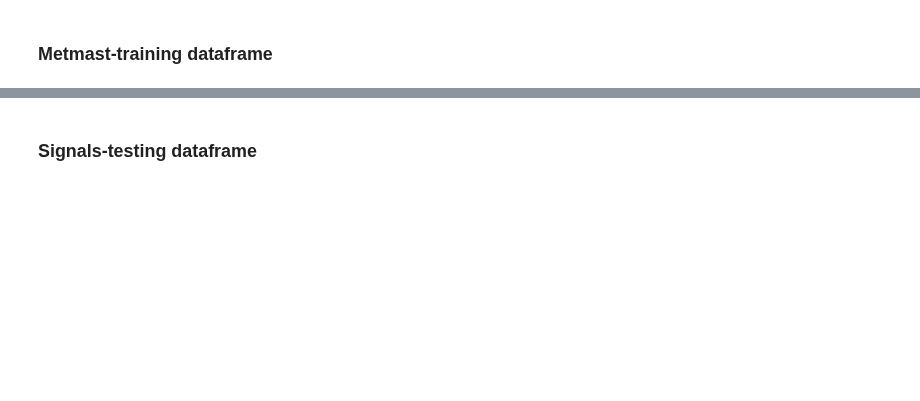
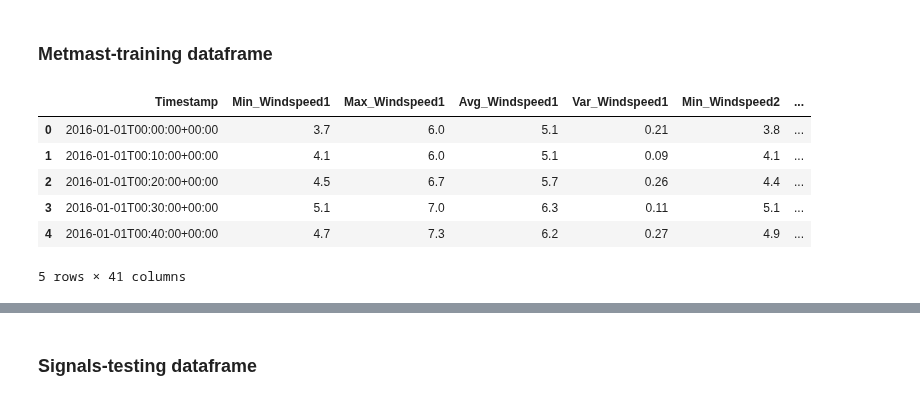
Before and after one commit to RicardoJPedro82/wmillfailprev, a Jupyter notebook: notebooks/Ricardo_exploration.ipynb, the cells around one changed output, grey strips where cells are left out. Saved outputs shown, nothing was run; the diff lists cells and outputs as text; code cells hidden in the pictures; blank space fills up the shorter version.

```diff
--- a/notebooks/Ricardo_exploration.ipynb
+++ b/notebooks/Ricardo_exploration.ipynb
@@ -157,4 +238,12 @@ df_list[6] = logs_training_df
 ### Metmast-training dataframe
 # %%
 metmast_training_df = WM_data_dict['metmast_training_df'].copy()
-metmast_training_df
+metmast_training_df.head()
+# %% [output]
+|  | Timestamp | Min_Windspeed1 | Max_Windspeed1 | Avg_Windspeed1 | Var_Windspeed1 | Min_Windspeed2 | ... |
+| 0 | 2016-01-01T00:00:00+00:00 | 3.7 | 6.0 | 5.1 | 0.21 | 3.8 | ... |
+| 1 | 2016-01-01T00:10:00+00:00 | 4.1 | 6.0 | 5.1 | 0.09 | 4.1 | ... |
+| 2 | 2016-01-01T00:20:00+00:00 | 4.5 | 6.7 | 5.7 | 0.26 | 4.4 | ... |
+| 3 | 2016-01-01T00:30:00+00:00 | 5.1 | 7.0 | 6.3 | 0.11 | 5.1 | ... |
+| 4 | 2016-01-01T00:40:00+00:00 | 4.7 | 7.3 | 6.2 | 0.27 | 4.9 | ... |
+5 rows × 41 columns
```
Also changed, not shown: parts of 78 cells of this notebook, 1 other file.
